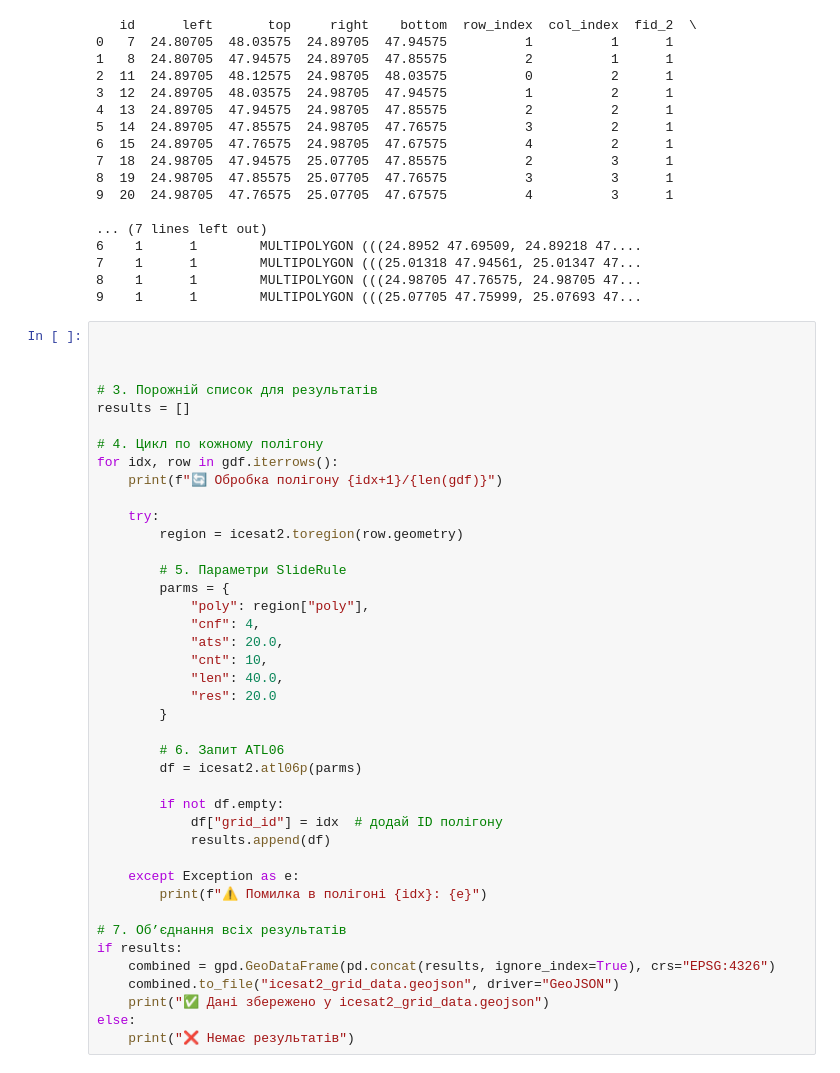
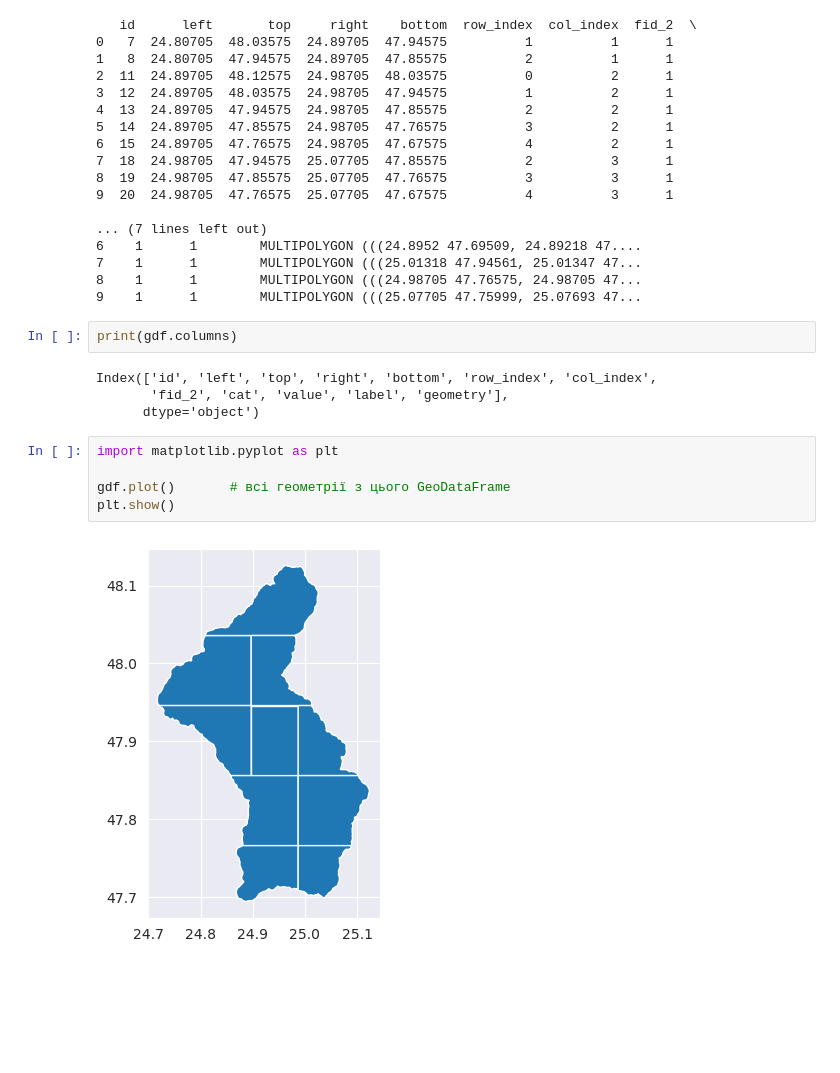
Before and after one commit to NikoriakViktot/dem-analysis, a Jupyter notebook: notebooks/Icesat_download.ipynb, the cells around one changed output. Drawn from its saved outputs; the diff is of its cells as text; blank space fills up the shorter version.

Commit message:
version 1.9(download_icesat2)

```diff
--- a/notebooks/Icesat_download.ipynb
+++ b/notebooks/Icesat_download.ipynb
@@ -30,44 +30,16 @@ print(gdf)
 7    1      1        MULTIPOLYGON (((25.01318 47.94561, 25.01347 47...
 8    1      1        MULTIPOLYGON (((24.98705 47.76575, 24.98705 47...
 9    1      1        MULTIPOLYGON (((25.07705 47.75999, 25.07693 47...
-# %%
-
-
-
-# 3. Порожній список для результатів
-results = []
-
-# 4. Цикл по кожному полігону
-for idx, row in gdf.iterrows():
-    print(f"🔄 Обробка полігону {idx+1}/{len(gdf)}")
-
-    try:
-        region = icesat2.toregion(row.geometry)
-
-        # 5. Параметри SlideRule
-        parms = {
-            "poly": region["poly"],
-            "cnf": 4,
-            "ats": 20.0,
-            "cnt": 10,
-            "len": 40.0,
-            "res": 20.0
-        }
-
-        # 6. Запит ATL06
-        df = icesat2.atl06p(parms)
-
-        if not df.empty:
-            df["grid_id"] = idx  # додай ID полігону
-            results.append(df)
-
-    except Exception as e:
-        print(f"⚠️ Помилка в полігоні {idx}: {e}")
-
-# 7. Об’єднання всіх результатів
-if results:
-    combined = gpd.GeoDataFrame(pd.concat(results, ignore_index=True), crs="EPSG:4326")
-    combined.to_file("icesat2_grid_data.geojson", driver="GeoJSON")
-    print("✅ Дані збережено у icesat2_grid_data.geojson")
-else:
-    print("❌ Немає результатів")
+# %%
+print(gdf.columns)
+# %% [output]
+Index(['id', 'left', 'top', 'right', 'bottom', 'row_index', 'col_index',
+       'fid_2', 'cat', 'value', 'label', 'geometry'],
+      dtype='object')
+# %%
+import matplotlib.pyplot as plt
+
+gdf.plot()       # всі геометрії з цього GeoDataFrame
+plt.show()
+# %% [output]
+[figure, added]
```
Also changed, not shown: parts of 15 cells of this notebook.
